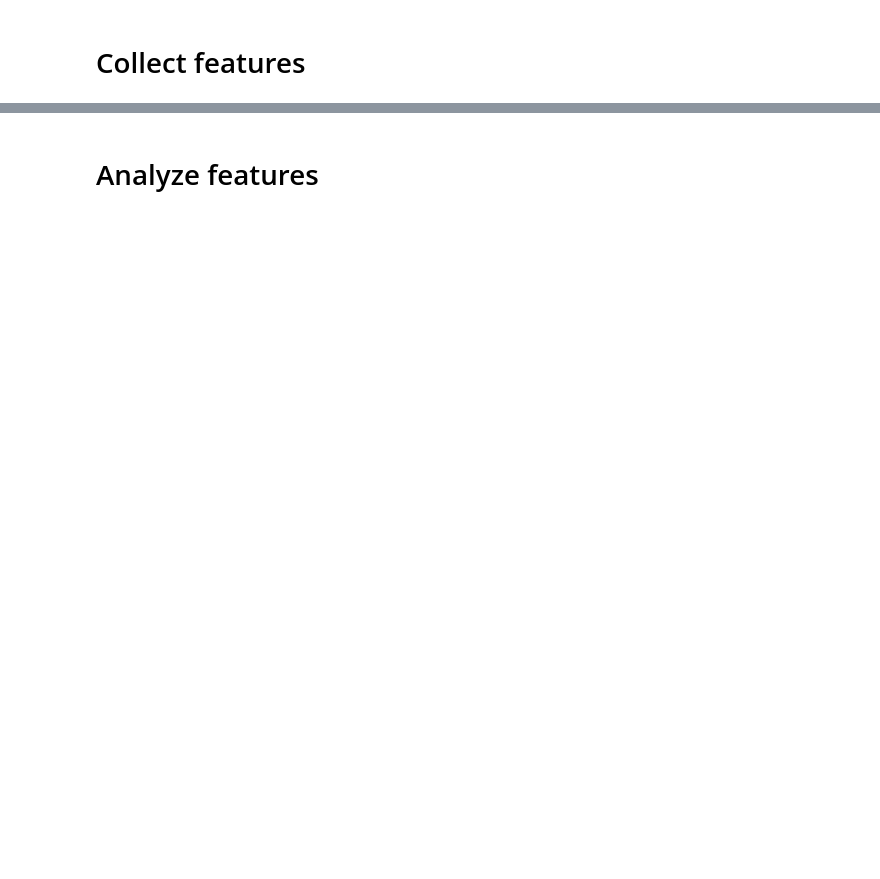
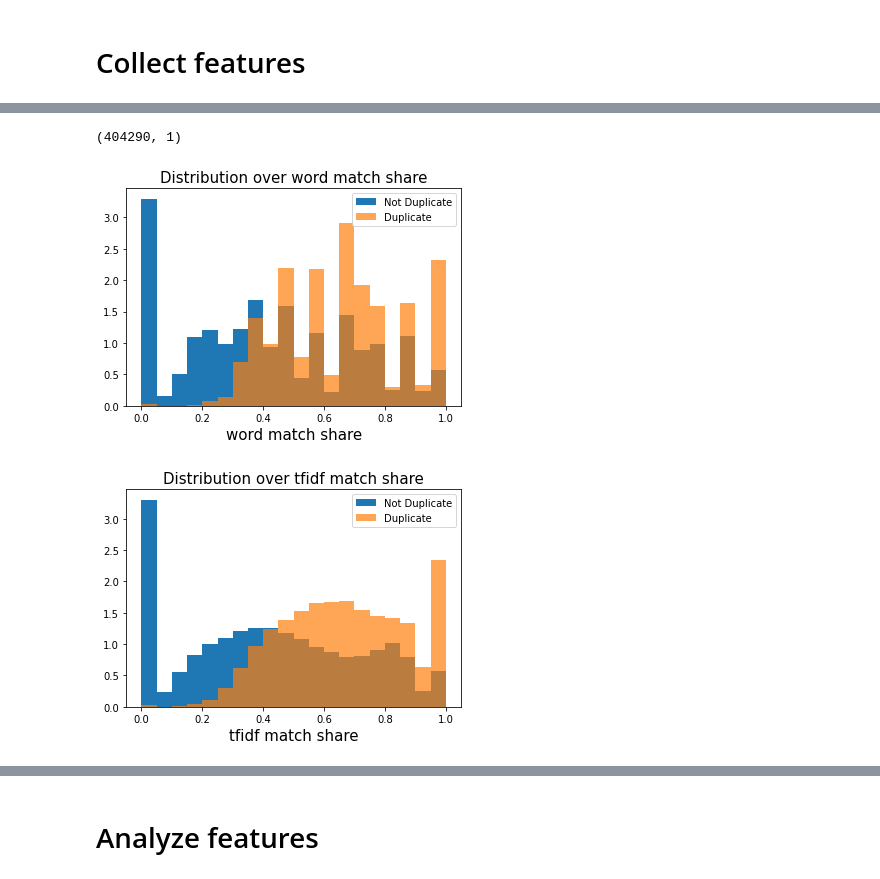
Before and after one commit to VincentHenric/NLP_project, a Jupyter notebook: code/combine_features.ipynb, the cells around one changed output, grey strips where cells are left out. Cells and saved outputs as stored; diff of their text form; code cells hidden in the pictures; blank space fills up the shorter version.

Commit message:
add images and combine features

```diff
--- a/code/combine_features.ipynb
+++ b/code/combine_features.ipynb
@@ -198,0 +278,43 @@ fuzzys = ['fuzz_qratio', 'fuzz_WRatio', 'fuzz_partial_ratio', 'fuzz_partial_toke
+# %%
+from sklearn.feature_extraction.text import TfidfVectorizer, CountVectorizer
+tfidf = TfidfVectorizer(strip_accents='unicode', analyzer='word', stop_words=stopwords.words('english'), min_df=2)
+countvectorizer = CountVectorizer(strip_accents='unicode', analyzer='word', stop_words=stopwords.words('english'), min_df=2)
+# %%
+# tfidf_embs = tfidf.fit_transform(list(map(lambda x: ' '.join(x), cleaned_questions1)) + list(map(lambda x: ' '.join(x), cleaned_questions2)))
+# count_embs = countvectorizer.fit_transform(list(map(lambda x: ' '.join(x), cleaned_questions1)) + list(map(lambda x: ' '.join(x), cleaned_questions2)))
+
+tfidf_embs = tfidf.fit_transform(questions1 + questions2)
+count_embs = countvectorizer.fit_transform(questions1 + questions2)
+# %%
+tfidf_embs1 = tfidf_embs[:len(questions1)]
+tfidf_embs2 = tfidf_embs[-len(questions2):]
+
+count_embs1 = count_embs[:len(questions1)]
+count_embs2 = count_embs[-len(questions2):]
+# %%
+tfidf_features = (tfidf_embs1.multiply(tfidf_embs2 != 0) + tfidf_embs2.multiply(tfidf_embs1 != 0)).sum(axis=1)
+tfidf_features = tfidf_features / (tfidf_embs1.sum(axis=1) + tfidf_embs2.sum(axis=1) + 1e-12)
+
+count_features = (count_embs1.multiply(count_embs2 != 0) + count_embs2.multiply(count_embs1 != 0)).sum(axis=1)
+count_features = count_features / (count_embs1.sum(axis=1) + count_embs2.sum(axis=1) + 1e-12)
+# %%
+count_features.shape
+# %% [output]
+(404290, 1)
+# %%
+plt.hist(count_features[labels==0], bins=20, density=True, label='Not Duplicate')
+plt.hist(count_features[labels==1], bins=20, density=True, alpha=0.7, label='Duplicate')
+plt.legend()
+plt.title('Distribution over word match share', fontsize=15)
+plt.xlabel('word match share', fontsize=15)
+plt.show()
+
+plt.hist(tfidf_features[labels==0], bins=20, density=True, label='Not Duplicate')
+plt.hist(tfidf_features[labels==1], bins=20, density=True, alpha=0.7, label='Duplicate')
+plt.legend()
+plt.title('Distribution over tfidf match share', fontsize=15)
+plt.xlabel('tfidf match share', fontsize=15)
+plt.show()
+# %% [output]
+[figure, added]
+[figure, added]
```
Also changed, not shown: parts of 31 cells of this notebook, 14 other files.
